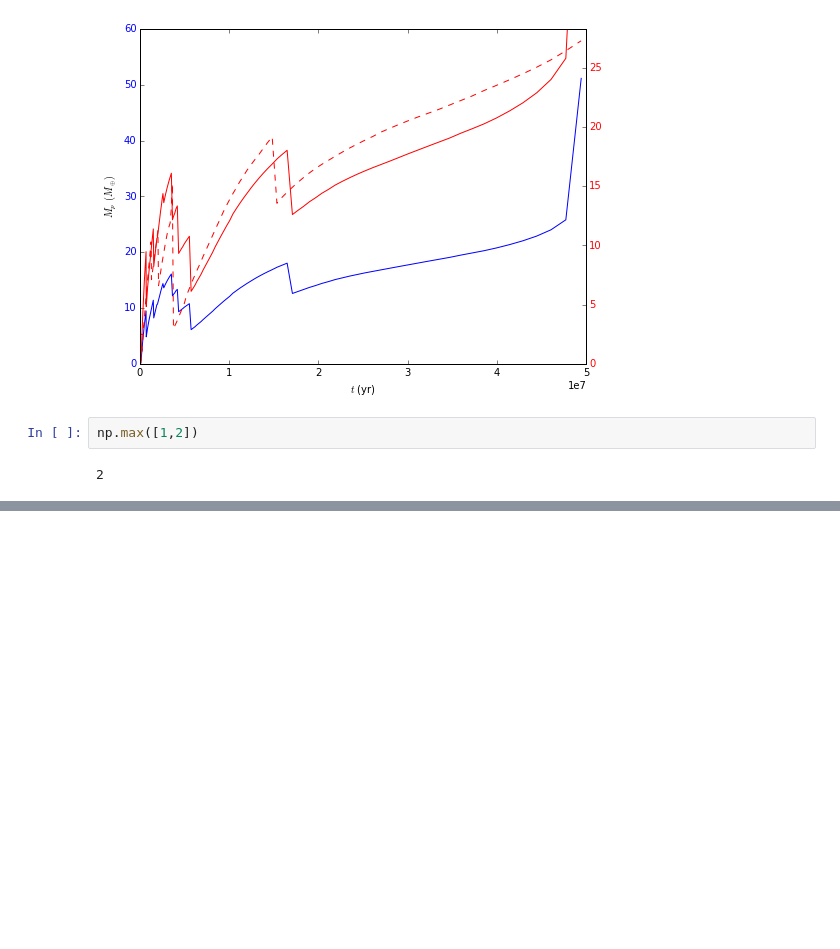
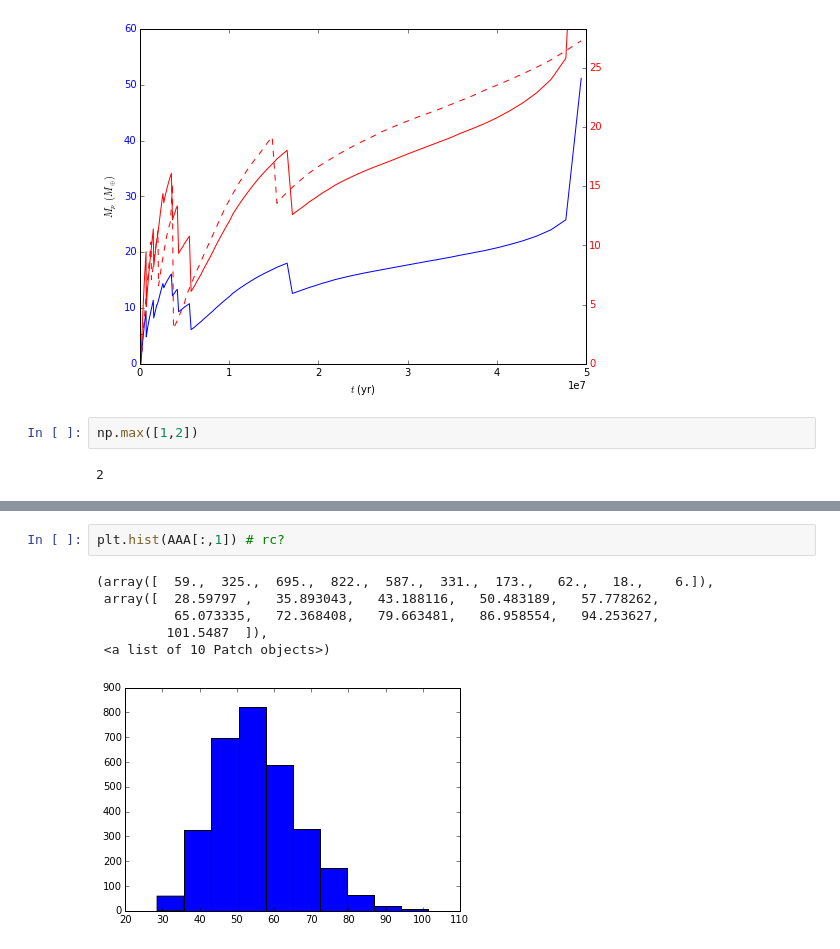
Before and after one commit to saint-germain/planetas, a Jupyter notebook: planetas sandbox.ipynb, the cells around one changed output, grey strips where cells are left out. Drawn from its saved outputs; the diff is of its cells as text; blank space fills up the shorter version.

```diff
--- a/planetas sandbox.ipynb
+++ b/planetas sandbox.ipynb
@@ -584,0 +689,9 @@ np.max([1,2])
+# %%
+plt.hist(AAA[:,1]) # rc?
+# %% [output]
+(array([  59.,  325.,  695.,  822.,  587.,  331.,  173.,   62.,   18.,    6.]),
+ array([  28.59797 ,   35.893043,   43.188116,   50.483189,   57.778262,
+          65.073335,   72.368408,   79.663481,   86.958554,   94.253627,
+         101.5487  ]),
+ <a list of 10 Patch objects>)
+[figure, added]
```
Also changed, not shown: parts of 16 cells of this notebook, 1 other file.
